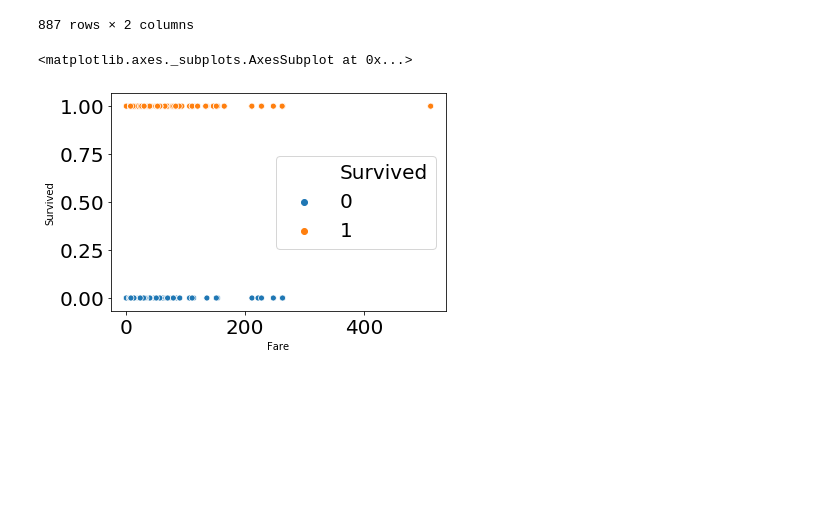
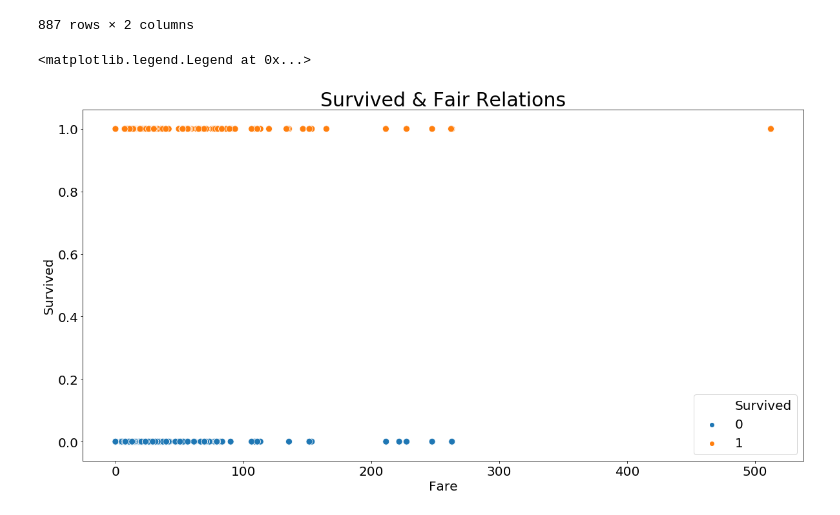
Before and after one commit to USF-CS-663-Spring-2020/lab-02-titanic-CSWang2019, a Jupyter notebook: Lab2_Titanic.ipynb, the cells around one changed output. Drawn from its saved outputs; the diff is of its cells as text; code cells hidden in the pictures; blank space fills up the shorter version.

```diff
--- a/Lab2_Titanic.ipynb
+++ b/Lab2_Titanic.ipynb
@@ -28,13 +20,22 @@ spdf
 | 257 | 1 | 512.3292 |
 | 676 | 1 | 512.3292 |
 887 rows × 2 columns
-# %%
-import seaborn as sns
-%matplotlib inline
-sns.scatterplot(x='Fare',y='Survived', hue='Survived',data = df)
-#histogram, boxplot
-# %% [output]
-<matplotlib.axes._subplots.AxesSubplot at 0x...>
-[figure, removed]
+# %%
+import seaborn as sns
+%matplotlib inline
+# sns.scatterplot(x='Fare',y='Survived', hue='Survived',data = df)
+#histogram, boxplot
+
+f, ax= plt.subplots(figsize = (20, 10))
+ax =sns.scatterplot(x='Fare',y='Survived', hue='Survived',data = df,s=100)
+plt.xlabel("Fare", fontsize=20)
+plt.ylabel("Survived", fontsize=20)
+plt.title('Survived & Fair Relations',fontsize = 30)
+ax.tick_params(axis='y',labelsize=20)
+ax.tick_params(axis='x',labelsize=20)
+ax.legend(loc=0, prop={'size': 20})
+# %% [output]
+<matplotlib.legend.Legend at 0x...>
+[figure, added]
 # %%
 # sns.scatterplot(x='Pclass',y='Fare',hue='Survived',data = df)
```
Also changed, not shown: parts of 9 cells of this notebook.
